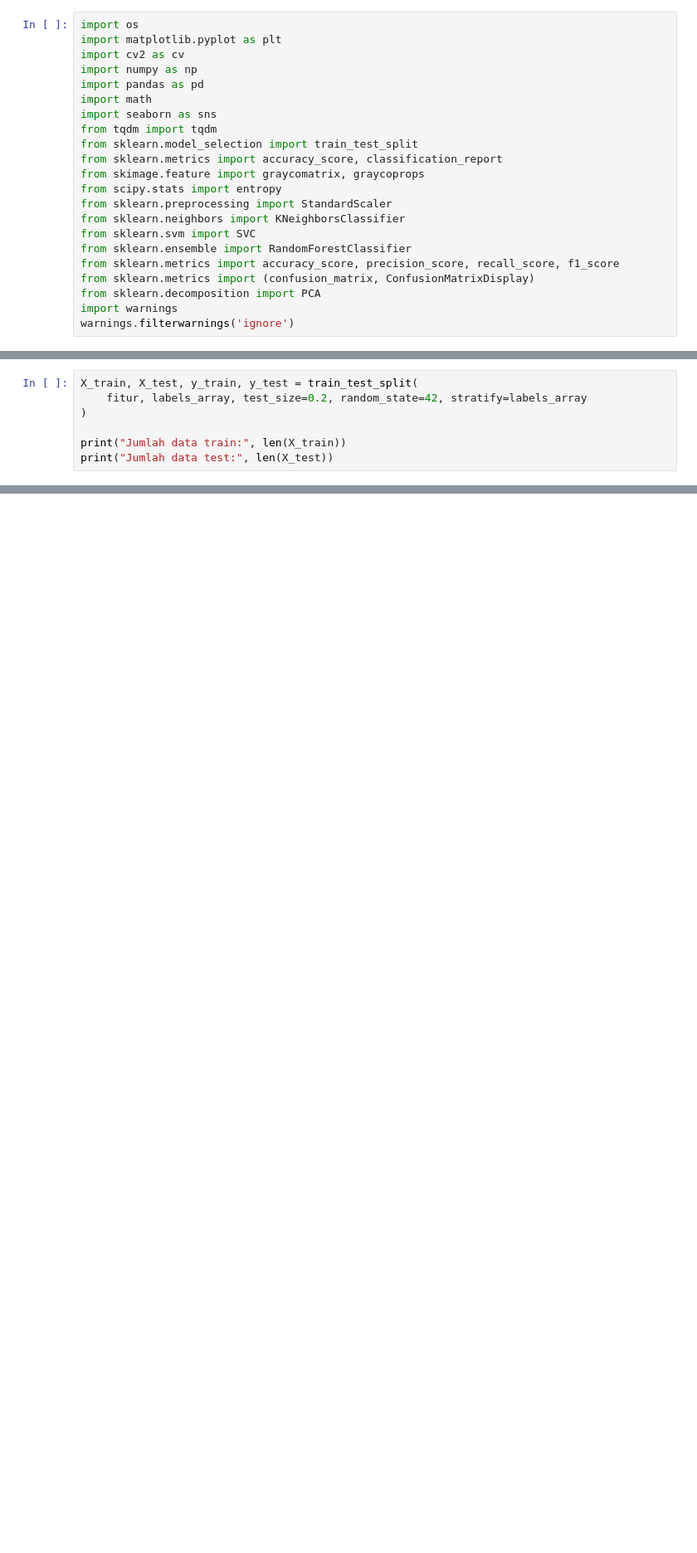
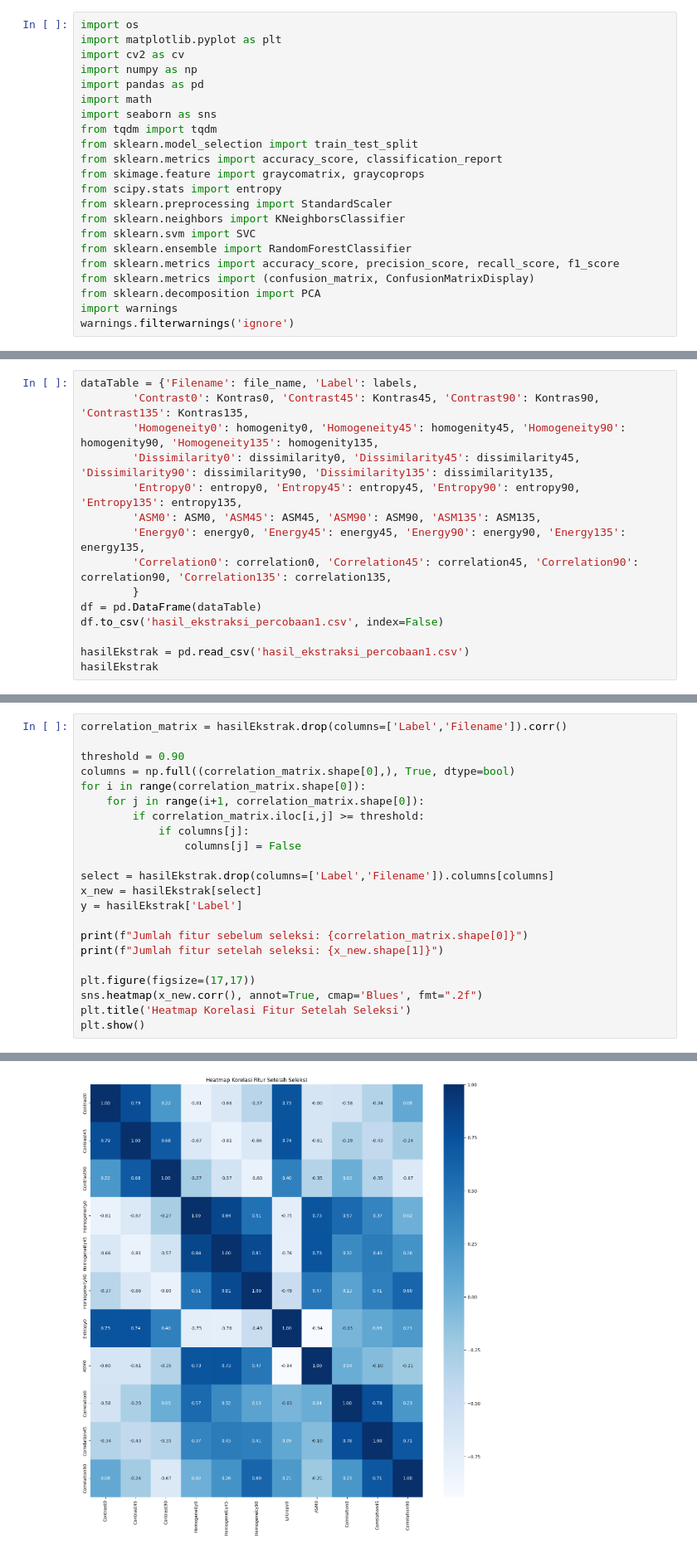
Before and after one commit to Sagos4321/PCD-Project-Kelompok-3, a Jupyter notebook: Percobaan1.ipynb, the cells around one changed output, grey strips where cells are left out. Shown at 83% size. Drawn from its saved outputs; the diff is of its cells as text; blank space fills up the shorter version.

```diff
--- a/Percobaan1.ipynb
+++ b/Percobaan1.ipynb
@@ -100,0 +312,15 @@ Contoh fitur pertama: [5.82729700e+02 7.56529538e-01 1.23626759e-02 6.83088620e-
+# %%
+dataTable = {'Filename': file_name, 'Label': labels,
+        'Contrast0': Kontras0, 'Contrast45': Kontras45, 'Contrast90': Kontras90, 'Contrast135': Kontras135,
+        'Homogeneity0': homogenity0, 'Homogeneity45': homogenity45, 'Homogeneity90': homogenity90, 'Homogeneity135': homogenity135,
+        'Dissimilarity0': dissimilarity0, 'Dissimilarity45': dissimilarity45, 'Dissimilarity90': dissimilarity90, 'Dissimilarity135': dissimilarity135,
+        'Entropy0': entropy0, 'Entropy45': entropy45, 'Entropy90': entropy90, 'Entropy135': entropy135,
+        'ASM0': ASM0, 'ASM45': ASM45, 'ASM90': ASM90, 'ASM135': ASM135,
+        'Energy0': energy0, 'Energy45': energy45, 'Energy90': energy90, 'Energy135': energy135,
+        'Correlation0': correlation0, 'Correlation45': correlation45, 'Correlation90': correlation90, 'Correlation135': correlation135,
+        }
+df = pd.DataFrame(dataTable)
+df.to_csv('hasil_ekstraksi_percobaan1.csv', index=False)
+
+hasilEkstrak = pd.read_csv('hasil_ekstraksi_percobaan1.csv')
+hasilEkstrak
@@ -105,8 +347,23 @@ Data fitur yang telah diekstrak dibagi menjadi dua subset menggunakan `train_tes
 # %%
-X_train, X_test, y_train, y_test = train_test_split(
-    fitur, labels_array, test_size=0.2, random_state=42, stratify=labels_array
-)
+correlation_matrix = hasilEkstrak.drop(columns=['Label','Filename']).corr()
 
-print("Jumlah data train:", len(X_train))
-print("Jumlah data test:", len(X_test))
+threshold = 0.90
+columns = np.full((correlation_matrix.shape[0],), True, dtype=bool)
+for i in range(correlation_matrix.shape[0]):
+    for j in range(i+1, correlation_matrix.shape[0]):
+        if correlation_matrix.iloc[i,j] >= threshold:
+            if columns[j]:
+                columns[j] = False
+
+select = hasilEkstrak.drop(columns=['Label','Filename']).columns[columns]
+x_new = hasilEkstrak[select]
+y = hasilEkstrak['Label']
+
+print(f"Jumlah fitur sebelum seleksi: {correlation_matrix.shape[0]}")
+print(f"Jumlah fitur setelah seleksi: {x_new.shape[1]}")
+
+plt.figure(figsize=(17,17))
+sns.heatmap(x_new.corr(), annot=True, cmap='Blues', fmt=".2f")
+plt.title('Heatmap Korelasi Fitur Setelah Seleksi')
+plt.show()
 # %% [output]
@@ -115 +372,2 @@ Jumlah data test: 63
+[figure, added]
 # %% [markdown]
```
Also changed, not shown: parts of 35 cells of this notebook.
